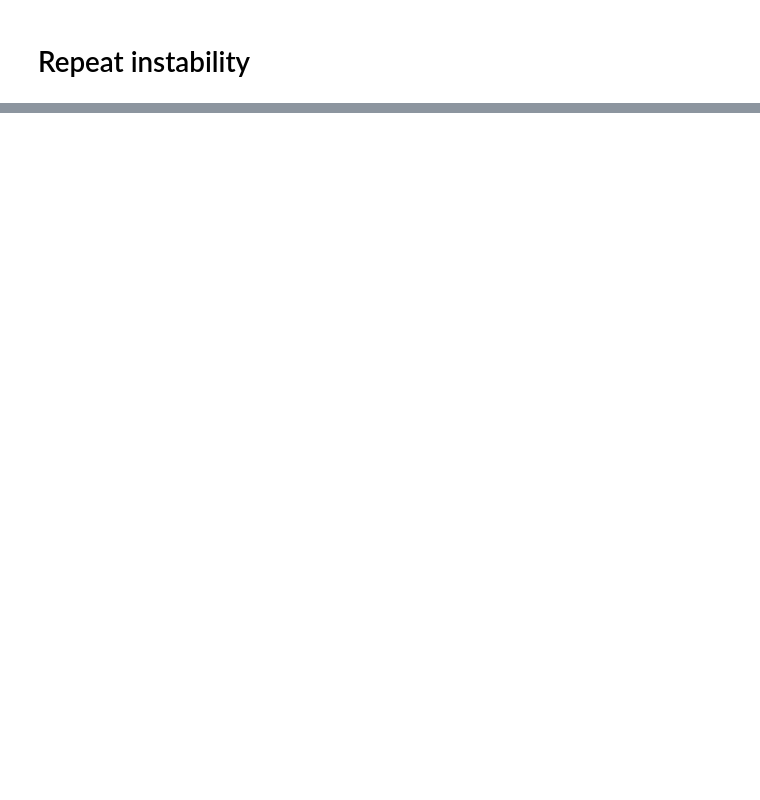
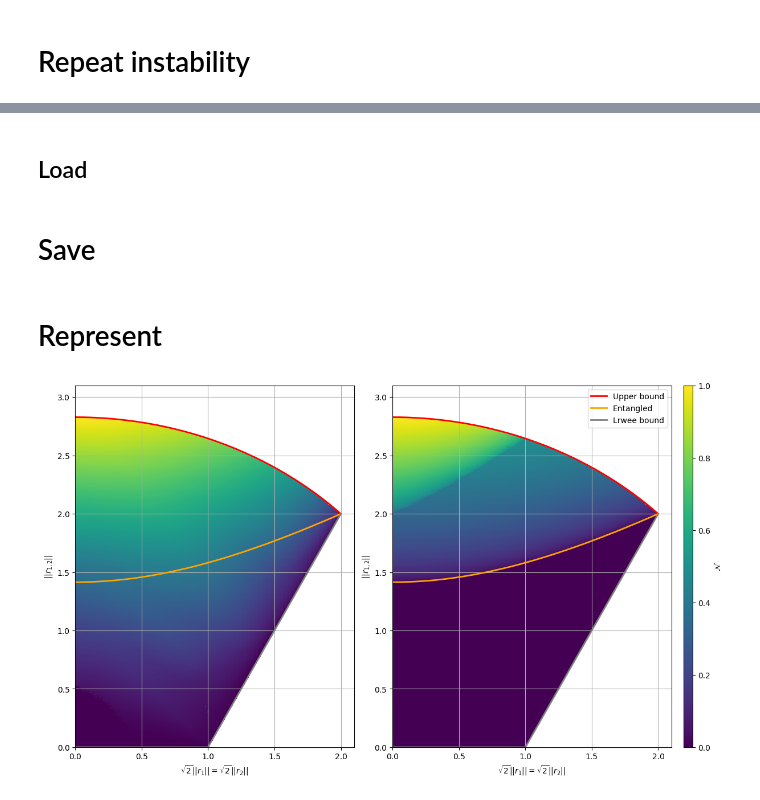
Before and after one commit to Garcia-Velo/-2024--bloch-lengths, a Jupyter notebook: notebooks/experiments/two_qutrits/sym_plane.ipynb, the cells around one changed output, grey strips where cells are left out. Drawn from its saved outputs; the diff is of its cells as text; code cells hidden in the pictures; blank space fills up the shorter version.

```diff
--- a/notebooks/experiments/two_qutrits/sym_plane.ipynb
+++ b/notebooks/experiments/two_qutrits/sym_plane.ipynb
@@ -290,0 +313,2 @@ Total time: 312.69 min | Average time per point: 38.367 s
+# %% [markdown]
+## Load
@@ -291,4 +320,43 @@ Total time: 312.69 min | Average time per point: 38.367 s
+# %% [markdown]
+# Save
 # %%
 np.savez(data_dir / "trace_norm_exact.npz",
          max=ent_max,
          min=ent_min)
+# %% [markdown]
+# Represent
+# %%
+fig, ax = plt.subplots(1, 2, figsize=(12, 7), constrained_layout=True)
+
+Dt, Dz = ent_max.shape
+t = np.linspace(0, 2, Dt)
+x = t / np.sqrt(2)
+z = np.linspace(0, 2*np.sqrt(2), Dz)
+
+X, Z = np.meshgrid(x, z, indexing='ij')
+
+mesh0 = ax[0].pcolormesh(np.sqrt(2) * X, Z, 0.5 * (ent_max - 1), shading='auto', cmap='viridis', vmin=0, vmax=1)
+mesh1 = ax[1].pcolormesh(np.sqrt(2) * X, Z, 0.5 * (ent_min - 1), shading='auto', cmap='viridis', vmin=0, vmax=1)
+
+t = np.linspace(0, 2, 1000)
+x = t / np.sqrt(2)
+z_upper = compute_bipartite_region_upper(3, x, x)
+z_ent = compute_bipartite_region_ent(3, x, x)
+z_lower = compute_bipartite_region_lower([3, 3], x, x)
+
+for i in range(2):
+    ax[i].set(xlabel = r"$\sqrt{2} || r_1 || = \sqrt{2} || r_2 ||$", ylabel = r"$||r_{1, 2}||$", xlim = (0, 2.1), ylim = (0, 3.1),
+                 xticks=np.arange(0, 2.1, 0.5), yticks=np.arange(0, 3.1, 0.5))
+    ax[i].plot(t, z_upper, 'red', linewidth=2, label="Upper bound")
+    ax[i].plot(t, z_ent, 'orange', linewidth=2, label="Entangled")
+    ax[i].plot(t, z_lower, 'grey', linewidth=2, label="Lrwee bound")
+    ax[i].grid(True)
+
+cbar = fig.colorbar(mesh0, ax=ax.ravel().tolist(), label=r'$\mathcal{N}$', pad=0.02, aspect=40, shrink=1)
+cbar.set_ticks(list(np.linspace(0, 1, 6)))
+
+ax[1].legend(loc='upper right')
+
+plt.show()
+# %% [output]
+[figure, added]
```
Also changed, not shown: parts of 14 cells of this notebook, 8 other files.
